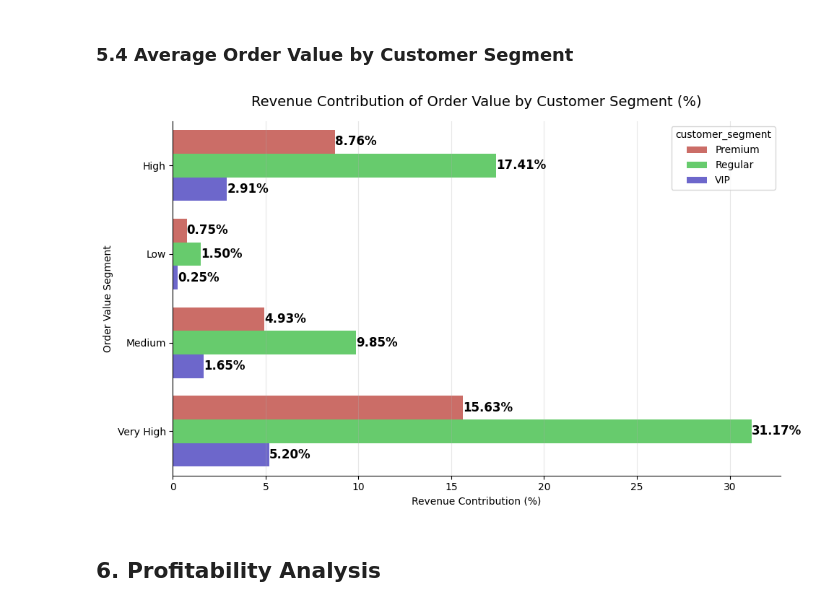
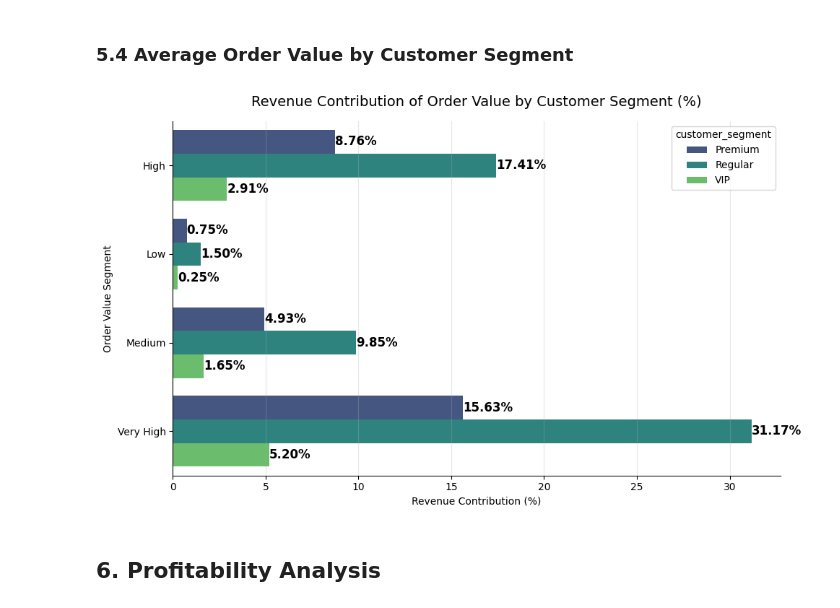
Before and after one commit to judiellegaspina/Ecommerce-EDA-and-Sales-Prediction, a Jupyter notebook: 05_Sales_Analysis.ipynb, the cells around one changed output. Drawn from its saved outputs; the diff is of its cells as text; code cells hidden in the pictures.

```diff
--- a/05_Sales_Analysis.ipynb
+++ b/05_Sales_Analysis.ipynb
@@ -319,7 +319,7 @@ ax = sns.barplot(
     x='unit_price_usd',
     y='category',
     hue='price_tier',
-    palette='tab10',
+    palette='viridis',
     orient='h'
 )
 
@@ -492,7 +492,7 @@ ax = sns.barplot(
     data=order_value_revenue,
     x='order_value_segment',
     y='net_revenue_usd',
-    palette=sns.color_palette('hls',4),
+    palette='viridis',
     hue='order_value_segment',
     legend=False
 )
@@ -714,35 +714,35 @@ plt.figure(figsize=(10, 6))
 
 ax = sns.barplot(
     data=order_value_by_customer_segment,
     x='revenue_pct',
     y='order_value_segment',
     hue='customer_segment',
-    palette=sns.color_palette('hls', 3),
+    palette='viridis',
     orient='h'
 )
 
 ax.spines['top'].set_visible(False)
 ax.spines['right'].set_visible(False)
 
 # Add value labels on each marker
 for container in ax.containers:
     ax.bar_label(
         container,
         labels=[f'{v:,.2f}%' for v in container.datavalues],
         label_type='edge',
         color='black',
         fontsize=12,
         fontweight='bold'
     )
 
 plt.title('Revenue Contribution of Order Value by Customer Segment (%)', fontsize=14, pad=15)
 plt.xlabel('Revenue Contribution (%)')
 plt.ylabel("Order Value Segment")
 plt.grid(axis='x', alpha=0.3)
 plt.tight_layout()
 plt.show()
 # %% [output]
-[figure, old version]
+[figure, new version]
 # %% [markdown]
 ## 6. Profitability Analysis
 # %% [markdown]
```
Also changed, not shown: parts of 7 cells of this notebook.
